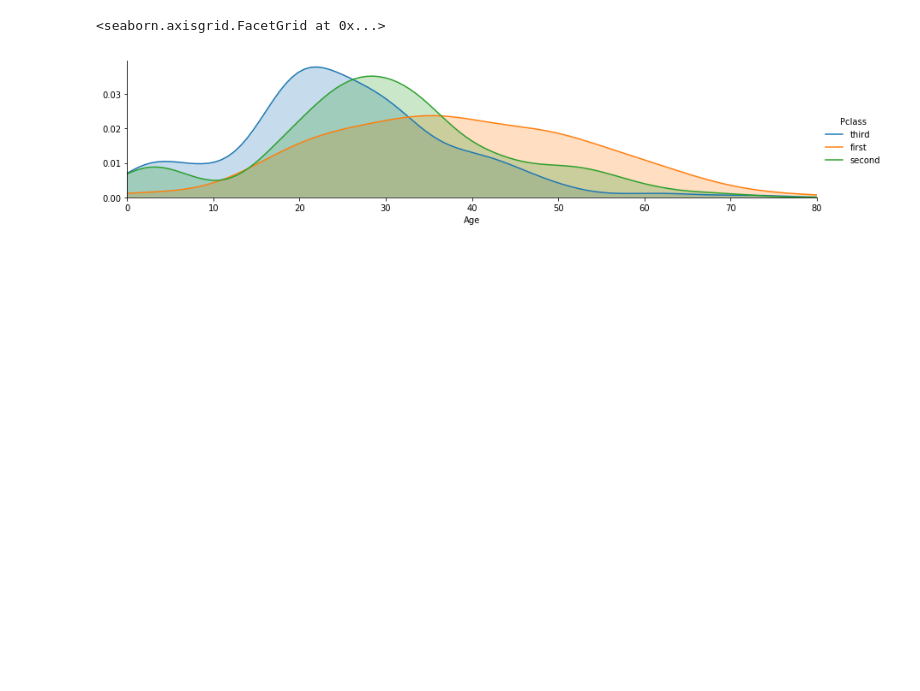
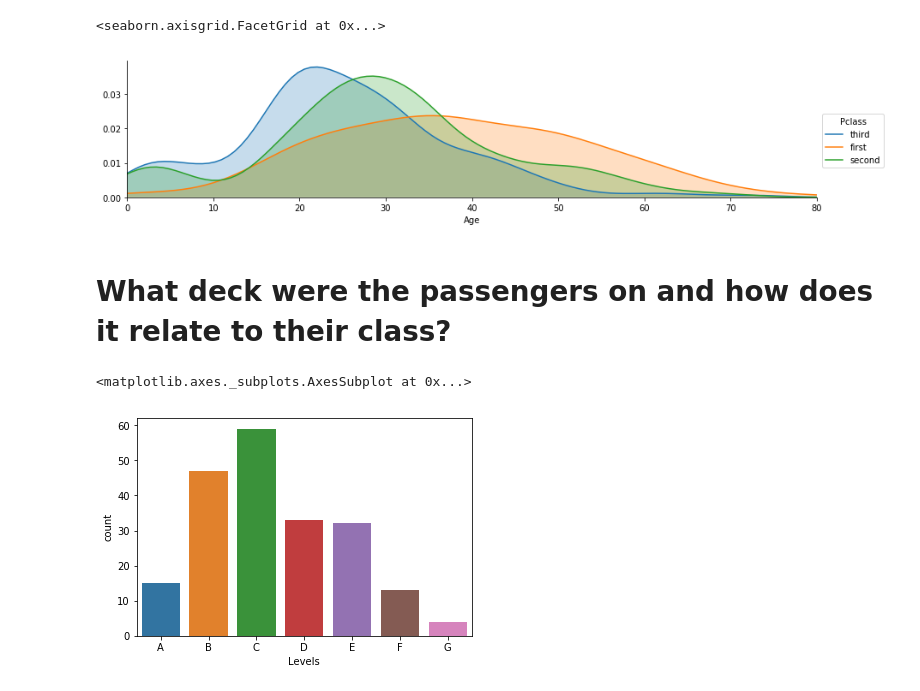
Before and after one commit to kimdang/Titanic_Machine_Learning, a Jupyter notebook: Titanic Machine Learning.ipynb, the cells around one changed output. Cells and saved outputs as stored; diff of their text form; code cells hidden in the pictures; blank space fills up the shorter version.

```diff
--- a/Titanic Machine Learning.ipynb
+++ b/Titanic Machine Learning.ipynb
@@ -85,3 +77,23 @@ fig.set(xlim = [0, titanic['Age'].max()]).add_legend()s
 # %% [output]
 <seaborn.axisgrid.FacetGrid at 0x...>
 [figure]
+# %% [markdown]
+<h1>What deck were the passengers on and how does it relate to their class?</h1>
+# %%
+deck = titanic['Cabin'].dropna()
+
+# the first letter deck is the cabin level
+levels = []
+for level in deck:
+    levels.append(level[0])
+
+cabin = DataFrame(levels)
+cabin.columns = ["Levels"]
+
+# remove T cabin from data
+cabin = cabin[cabin["Levels"] != 'T']
+# %%
+sns.countplot(x="Levels", data = cabin, order = ['A', 'B', 'C', 'D', 'E', 'F', 'G'])
+# %% [output]
+<matplotlib.axes._subplots.AxesSubplot at 0x...>
+[figure, added]
```
Also changed, not shown: parts of 4 cells of this notebook.
